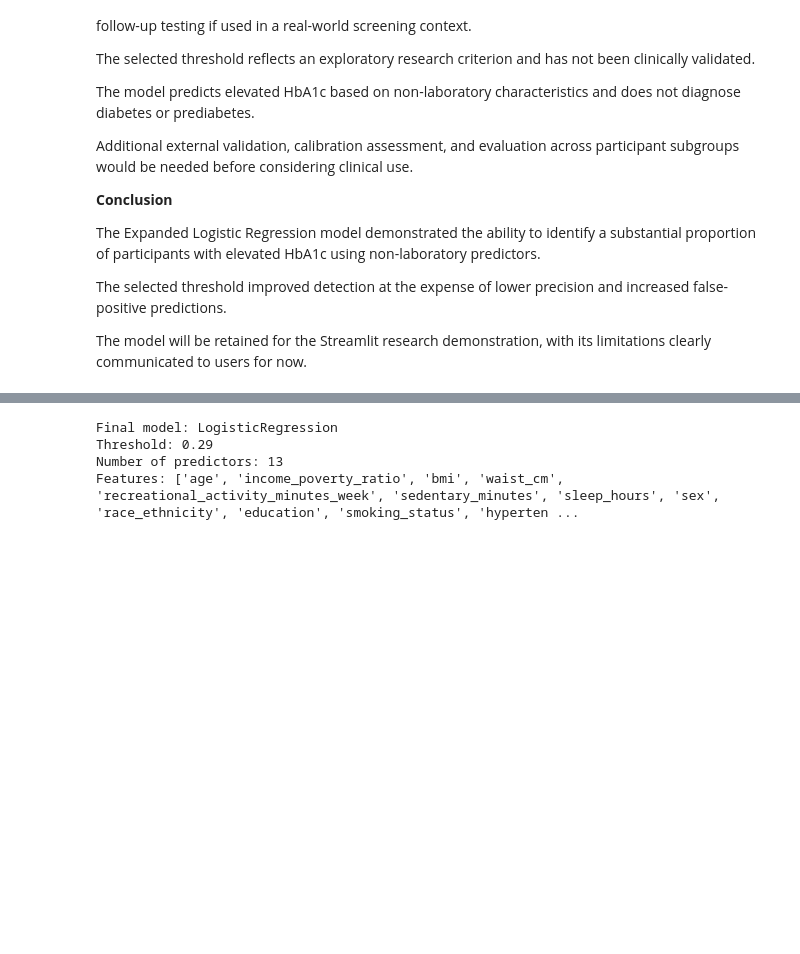
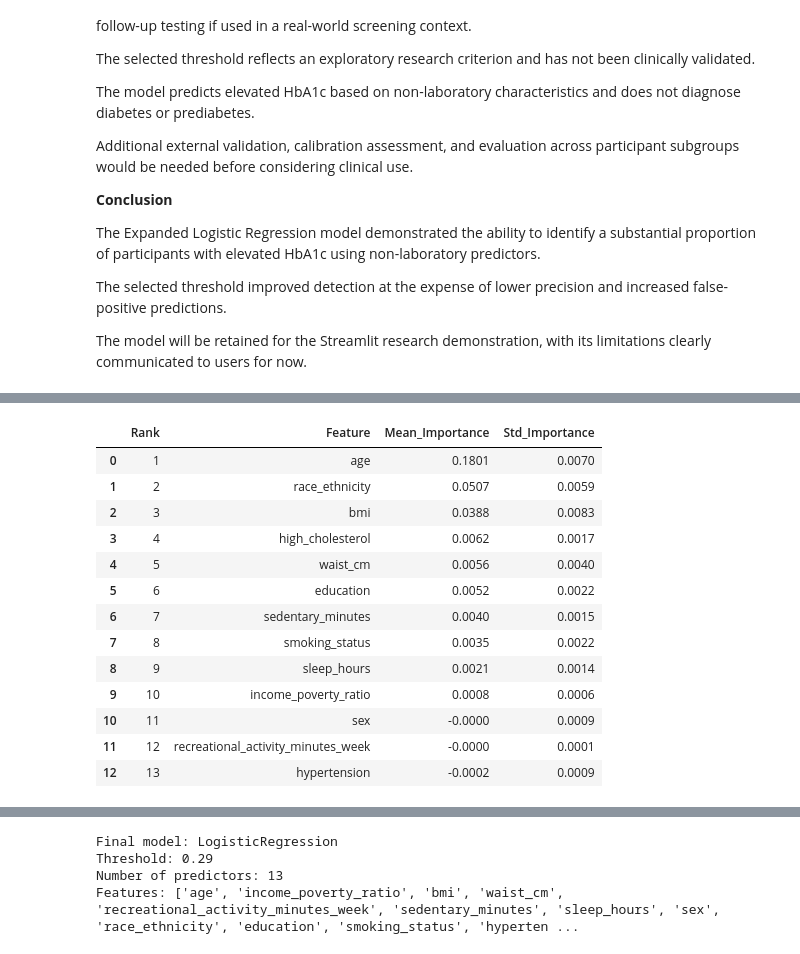
Before and after one commit to Winglessdeman/UMBC-DATA606-Capstone, a Jupyter notebook: notebooks/nhanes_modeling.ipynb, the cells around one changed output, grey strips where cells are left out. Cells and saved outputs as stored; diff of their text form; code cells hidden in the pictures; blank space fills up the shorter version.

```diff
--- a/notebooks/nhanes_modeling.ipynb
+++ b/notebooks/nhanes_modeling.ipynb
@@ -3131,0 +3189,51 @@ The model will be retained for the Streamlit research demonstration, with its li
+# %%
+from sklearn.inspection import permutation_importance
+
+permutation_results = permutation_importance(
+    estimator=final_model,
+    X=X_test_expanded,
+    y=y_test,
+    scoring="average_precision",
+    n_repeats=30,
+    random_state=42,
+    n_jobs=-1
+)
+# %%
+# feature importance table
+feature_importance_df = pd.DataFrame({
+    "Feature": X_test_expanded.columns,
+    "Mean_Importance": permutation_results.importances_mean,
+    "Std_Importance": permutation_results.importances_std
+})
+
+feature_importance_df = (
+    feature_importance_df
+    .sort_values(
+        by="Mean_Importance",
+        ascending=False
+    )
+    .reset_index(drop=True)
+)
+
+feature_importance_df.insert(
+    0,
+    "Rank",
+    range(1, len(feature_importance_df) + 1)
+)
+
+display(feature_importance_df.round(4))
+# %% [output]
+|  | Rank | Feature | Mean_Importance | Std_Importance |
+| 0 | 1 | age | 0.1801 | 0.0070 |
+| 1 | 2 | race_ethnicity | 0.0507 | 0.0059 |
+| 2 | 3 | bmi | 0.0388 | 0.0083 |
+| 3 | 4 | high_cholesterol | 0.0062 | 0.0017 |
+| 4 | 5 | waist_cm | 0.0056 | 0.0040 |
+| 5 | 6 | education | 0.0052 | 0.0022 |
+| 6 | 7 | sedentary_minutes | 0.0040 | 0.0015 |
+| 7 | 8 | smoking_status | 0.0035 | 0.0022 |
+| 8 | 9 | sleep_hours | 0.0021 | 0.0014 |
+| 9 | 10 | income_poverty_ratio | 0.0008 | 0.0006 |
+| 10 | 11 | sex | -0.0000 | 0.0009 |
+| 11 | 12 | recreational_activity_minutes_week | -0.0000 | 0.0001 |
+| 12 | 13 | hypertension | -0.0002 | 0.0009 |
```
Also changed, not shown: parts of 33 cells of this notebook.
